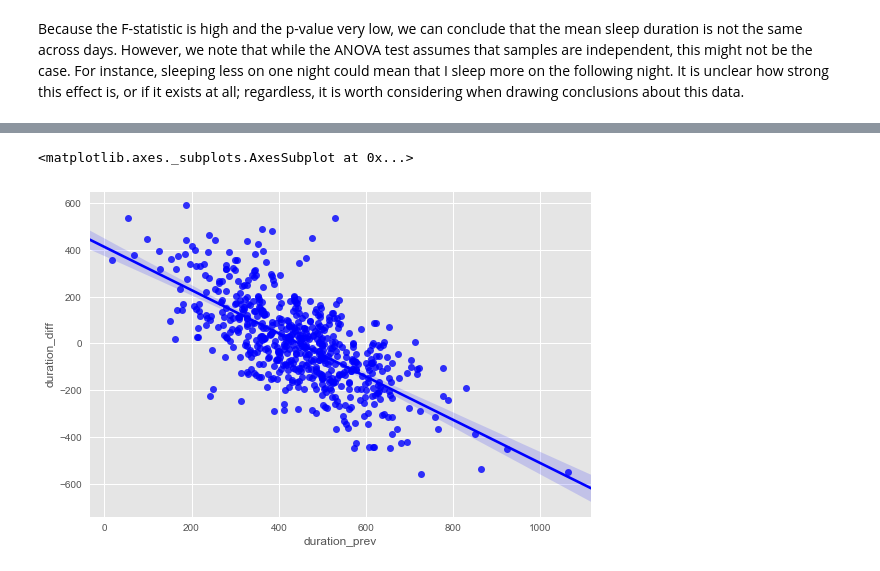
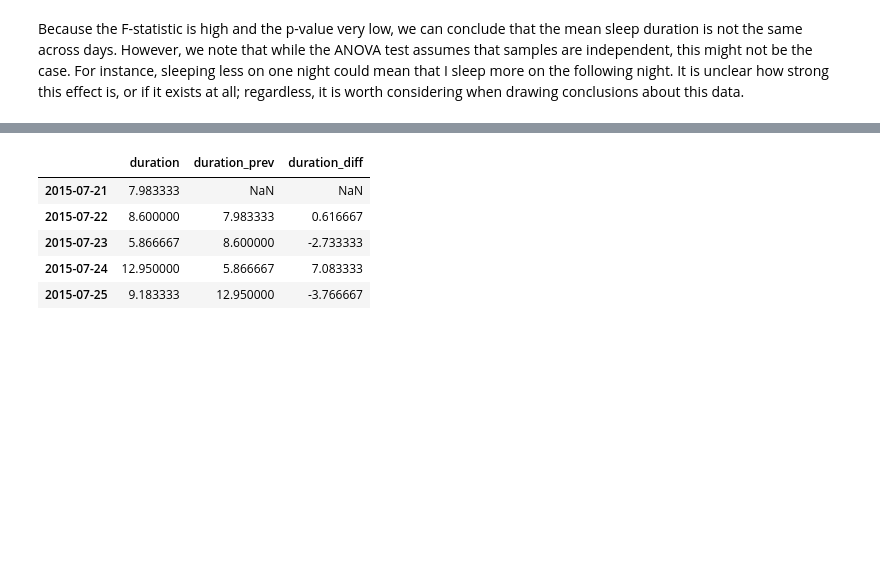
Before and after one commit to tuchandra/sleep-analysis, a Jupyter notebook: Stats and Sleep.ipynb, the cells around one changed output, grey strips where cells are left out. Drawn from its saved outputs; the diff is of its cells as text; code cells hidden in the pictures; blank space fills up the shorter version.

```diff
--- a/Stats and Sleep.ipynb
+++ b/Stats and Sleep.ipynb
@@ -242,12 +238,15 @@ df = pd.DataFrame(data, columns = ["duration"], index = dates)
 # %%
 # Set duration_prev to duration of sleep the day before
 df["duration_prev"] = df.shift(1).duration
 
 # Set duration_diff to difference between current night and previous night of sleep
 df["duration_diff"] = df.duration - df.duration_prev
 
-# Plot how much more I slept each night vs. amount slept night before
-sns.regplot(x = df.duration_prev, y = df.duration_diff, color = "b")
+df.head()
 # %% [output]
-<matplotlib.axes._subplots.AxesSubplot at 0x...>
-[figure, removed]
+|  | duration | duration_prev | duration_diff |
+| 2015-07-21 | 7.983333 | NaN | NaN |
+| 2015-07-22 | 8.600000 | 7.983333 | 0.616667 |
+| 2015-07-23 | 5.866667 | 8.600000 | -2.733333 |
+| 2015-07-24 | 12.950000 | 5.866667 | 7.083333 |
+| 2015-07-25 | 9.183333 | 12.950000 | -3.766667 |
```
Also changed, not shown: parts of 11 cells of this notebook.
